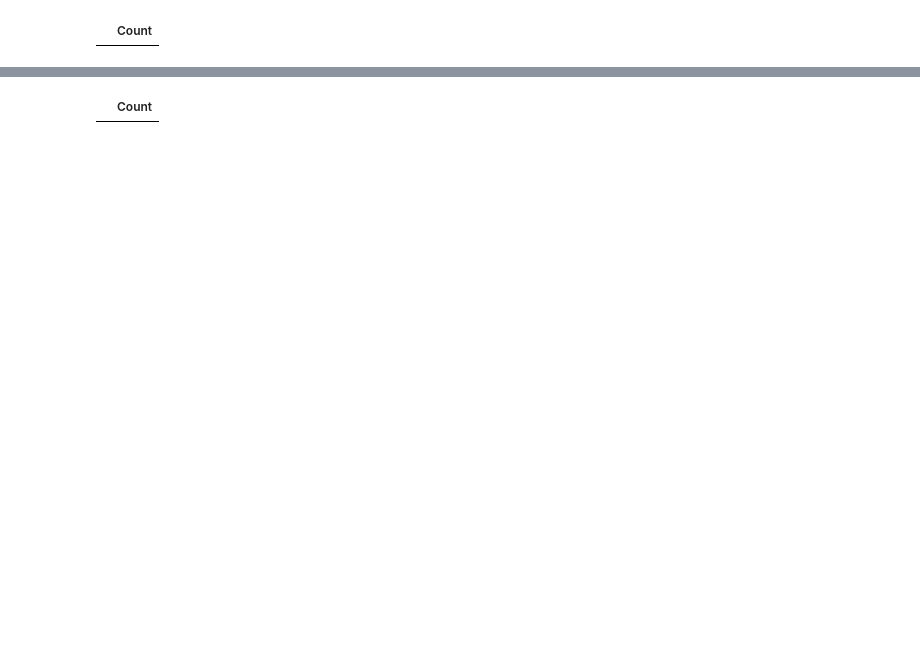
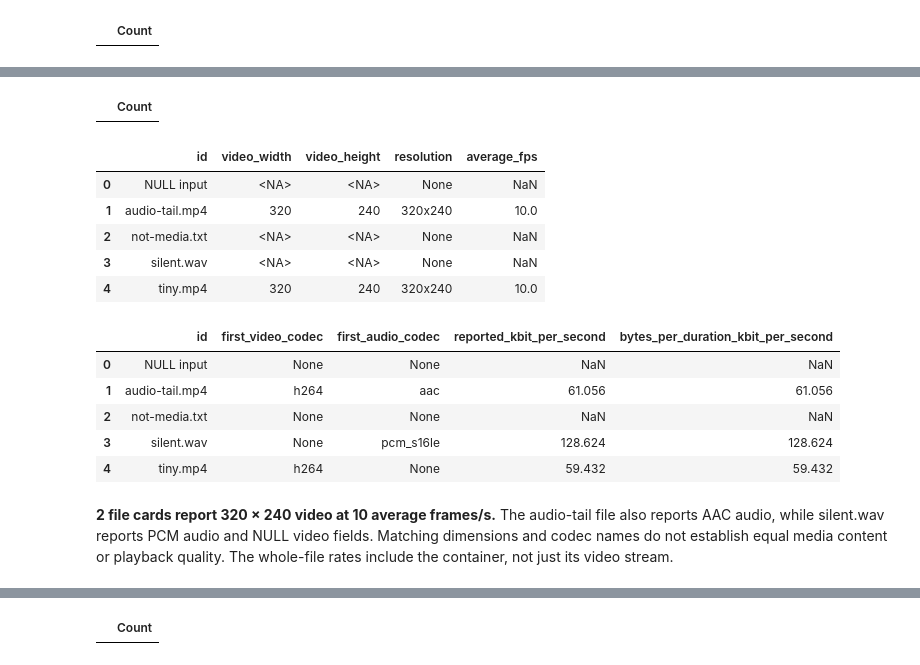
Before and after one commit to Query-farm/vgi-media, a Jupyter notebook: notebooks/01_container_length_is_not_video_length.ipynb, the cells around one changed output, grey strips where cells are left out. Drawn from its saved outputs; the diff is of its cells as text; code cells hidden in the pictures; blank space fills up the shorter version.

```diff
--- a/notebooks/01_container_length_is_not_video_length.ipynb
+++ b/notebooks/01_container_length_is_not_video_length.ipynb
@@ -214,0 +267,17 @@ finish(fig)
+# %%
+%%sql
+CREATE TABLE file_cards AS SELECT i.*,
+ media.main.video_codec(path) AS first_video_codec,
+ media.main.width(path) AS video_width,
+ media.main.height(path) AS video_height,
+ media.main.resolution(path) AS resolution,
+ media.main.fps(path) AS average_fps,
+ media.main.audio_codec(path) AS first_audio_codec,
+ media.main.bitrate(path) AS container_bits_per_second
+FROM inventory i;
+CREATE TABLE card_comparison AS SELECT *,
+ round(container_bits_per_second/1000.0,3) AS reported_kbit_per_second,
+ round(8.0*reported_bytes/nullif(container_seconds,0)/1000.0,3) AS bytes_per_duration_kbit_per_second
+FROM file_cards;
+# %% [output]
+|  | Count |
@@ -214,0 +289,34 @@ finish(fig)
+# %%
+display(cards[["id", "video_width", "video_height", "resolution", "average_fps"]])
+display(
+    cards[
+        [
+            "id",
+            "first_video_codec",
+            "first_audio_codec",
+            "reported_kbit_per_second",
+            "bytes_per_duration_kbit_per_second",
+        ]
+    ]
+)
+video_cards = cards[cards.first_video_codec.notna()]
+assert len(video_cards) == 2
+assert (video_cards.video_width == 320).all() and (video_cards.video_height == 240).all()
+assert (video_cards.resolution == "320x240").all() and (video_cards.average_fps == 10).all()
+prose(
+    f"**{len(video_cards)} file cards report 320 × 240 video at 10 average frames/s.** The audio-tail file also reports AAC audio, while silent.wav reports PCM audio and NULL video fields. Matching dimensions and codec names do not establish equal media content or playback quality. The whole-file rates include the container, not just its video stream."
+)
+# %% [output]
+|  | id | video_width | video_height | resolution | average_fps |
+| 0 | NULL input | <NA> | <NA> | None | NaN |
+| 1 | audio-tail.mp4 | 320 | 240 | 320x240 | 10.0 |
+| 2 | not-media.txt | <NA> | <NA> | None | NaN |
+| 3 | silent.wav | <NA> | <NA> | None | NaN |
+| 4 | tiny.mp4 | 320 | 240 | 320x240 | 10.0 |
+|  | id | first_video_codec | first_audio_codec | reported_kbit_per_second | bytes_per_duration_kbit_per_second |
+| 0 | NULL input | None | None | NaN | NaN |
+| 1 | audio-tail.mp4 | h264 | aac | 61.056 | 61.056 |
+| 2 | not-media.txt | None | None | NaN | NaN |
+| 3 | silent.wav | None | pcm_s16le | 128.624 | 128.624 |
+| 4 | tiny.mp4 | h264 | None | 59.432 | 59.432 |
+**2 file cards report 320 × 240 video at 10 average frames/s.** The audio-tail file also reports AAC audio, while silent.wav reports PCM audio and NULL video fields. Matching dimensions and codec names do not establish equal media content or playback quality. The whole-file rates include the container, not just its video stream.
```
Also changed, not shown: parts of 27 cells of this notebook, 10 other files.
